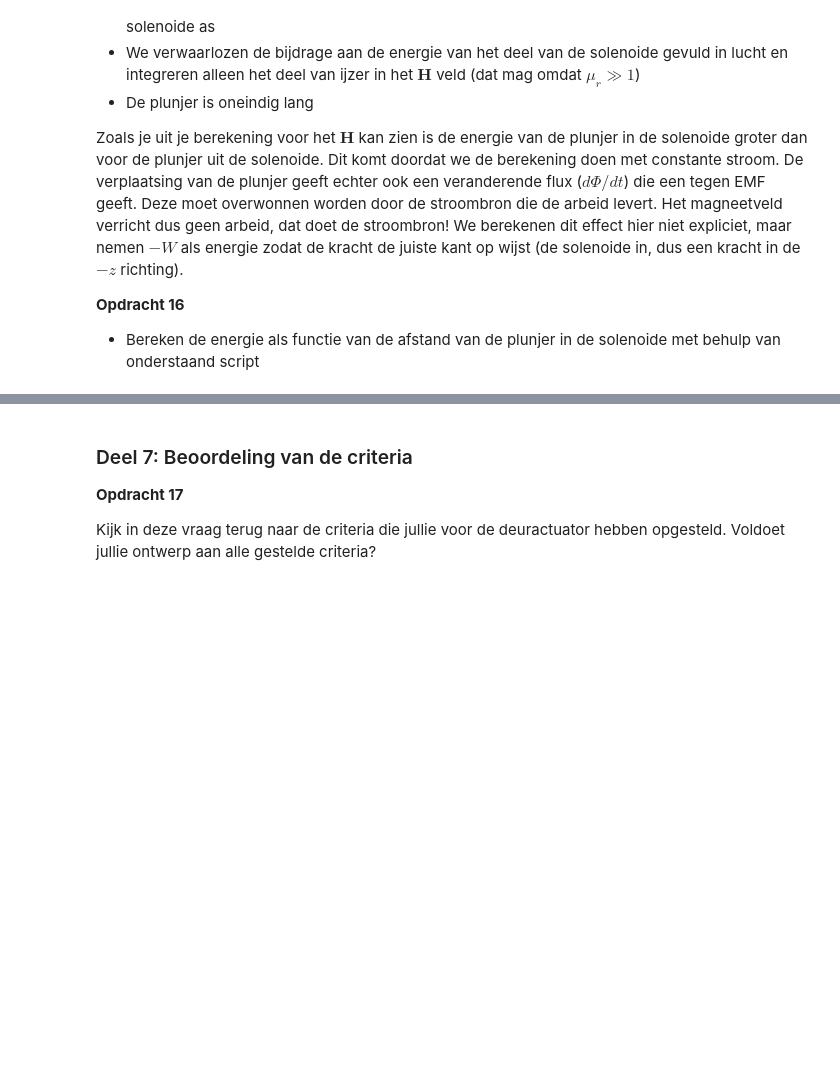
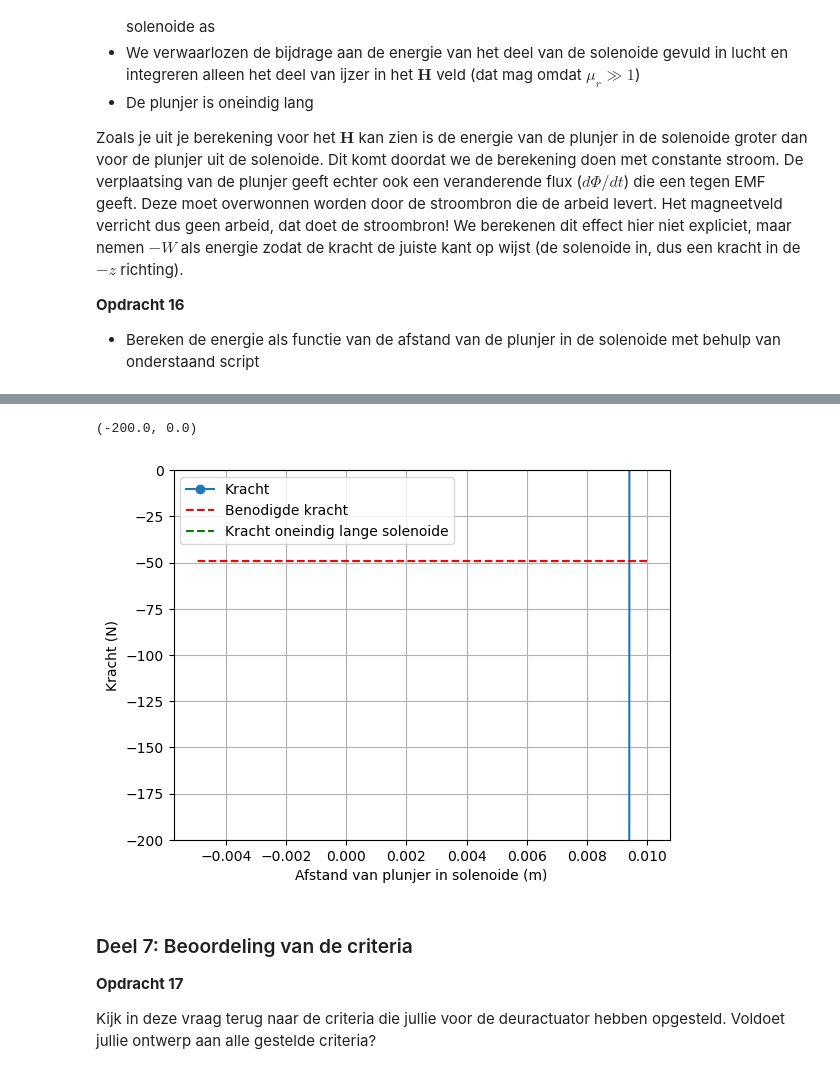
Before and after one commit to NNynke/DEF-D-assignments-N, a Jupyter notebook: DigitaleOntwerpopdrachten/2KrachtactuatorOpdracht/2KrachtactuatorOpdracht/KrachtactuatorOpdracht.ipynb, the cells around one changed output, grey strips where cells are left out. Cells and saved outputs as stored; diff of their text form; code cells hidden in the pictures; blank space fills up the shorter version.

```diff
--- a/DigitaleOntwerpopdrachten/2KrachtactuatorOpdracht/2KrachtactuatorOpdracht/KrachtactuatorOpdracht.ipynb
+++ b/DigitaleOntwerpopdrachten/2KrachtactuatorOpdracht/2KrachtactuatorOpdracht/KrachtactuatorOpdracht.ipynb
@@ -616,13 +780,21 @@ plt.xlabel('Afstand van plunjer in solenoide (m)'), plt.ylabel('Energie (J)'), p
 # %%
+n_ax = 25
+aantal_omwent = 100
+r_s = r_s_deur
 force_analytical = -mu_0*mu_r*np.pi*r_s**2*aantal_omwent**2*I**2/2/L_s**2 # Kracht uitrekenen numeriek
 force_numerical=np.diff(Wz, n=1, append=[0])/(z_ax[1] - z_ax[0]) # Kracht uitrekenen
+
+
 
 # Plotting the results
 plt.plot(L_s/2 - z_ax, np.flipud(force_numerical), '-o', label='Kracht')
 plt.plot(L_s/2 - z_ax, (-5*9.8)*np.ones(n_ax), '--r', label='Benodigde kracht')
 plt.plot(L_s/2 - z_ax, force_analytical*np.ones(n_ax), '--g', label='Kracht oneindig lange solenoide')
 plt.xlabel('Afstand van plunjer in solenoide (m)'), plt.ylabel('Kracht (N)'), plt.grid(), plt.legend()
 plt.ylim([-200, 0])
+# %% [output]
+(-200.0, 0.0)
+[figure, added]
 # %% [markdown]
 ### Deel 7: Beoordeling van de criteria
 **Opdracht 17**
```
Also changed, not shown: parts of 9 cells of this notebook, 3 other files.
